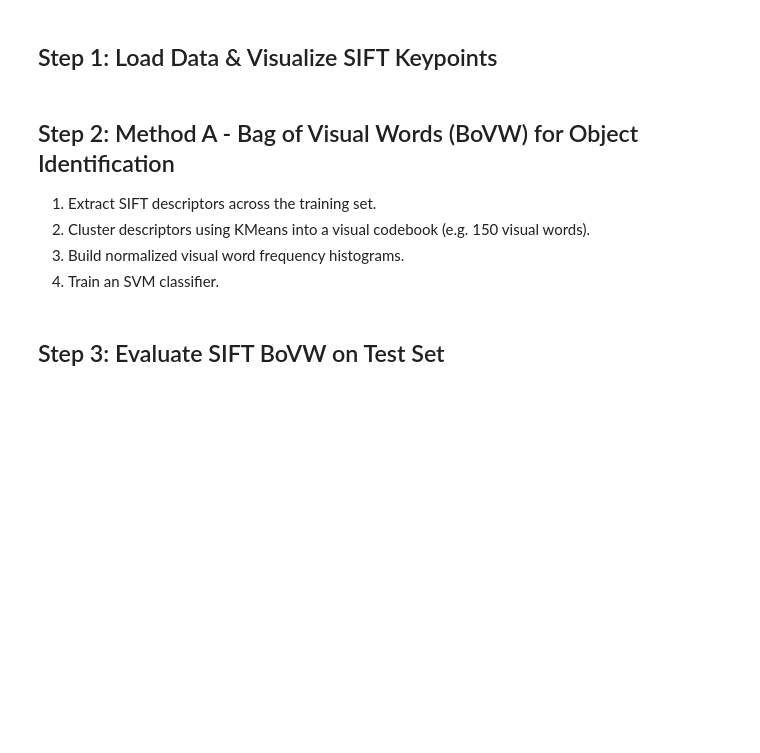
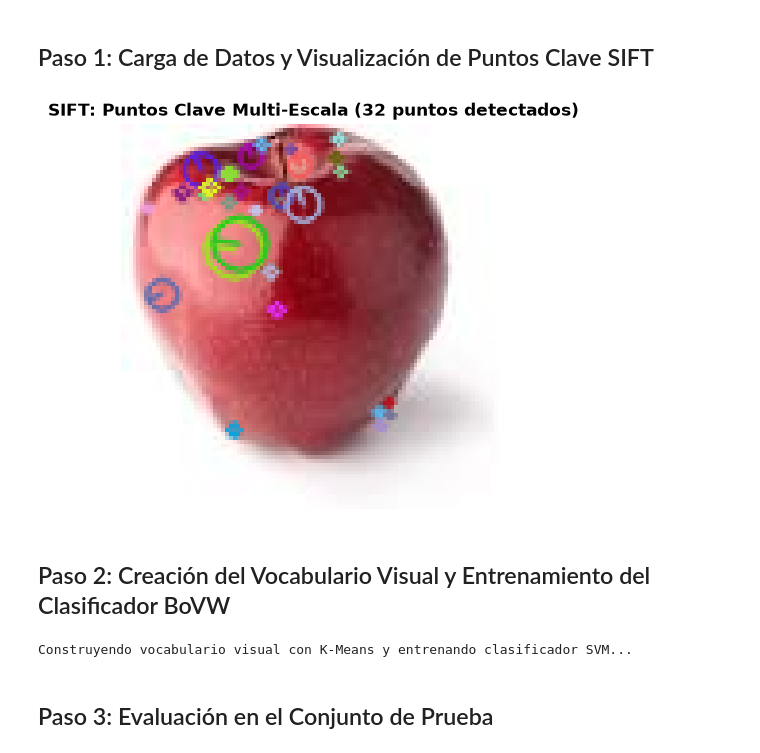
Before and after one commit to Fran4002/Image-Detection, a Jupyter notebook: project/2_sift.ipynb, the cells around one changed output. Cells and saved outputs as stored; diff of their text form; code cells hidden in the pictures; blank space fills up the shorter version.

Commit message:
AI Correction - Image Detection Only

```diff
--- a/project/2_sift.ipynb
+++ b/project/2_sift.ipynb
@@ -15,44 +20,42 @@ from pathlib import Path
 from sklearn.metrics import classification_report, accuracy_score, confusion_matrix
 
 from dataset import load_split
-from sift_pipeline import SIFTBoVWPipeline, SIFTFeatureMatcher
+from sift_pipeline import SIFTBoVWPipeline
 
-def show_rgb(img, title=None):
-    if len(img.shape) == 3:
-        img_rgb = cv2.cvtColor(img, cv2.COLOR_BGR2RGB)
-    else:
-        img_rgb = img
-    plt.figure(figsize=(7, 7))
+def show_image(img, title=None):
+    img_rgb = cv2.cvtColor(img, cv2.COLOR_BGR2RGB) if len(img.shape) == 3 else img
+    plt.figure(figsize=(5, 5))
     plt.imshow(img_rgb)
     plt.axis('off')
     if title:
-        plt.title(title, fontsize=12)
+        plt.title(title, fontsize=12, fontweight='bold')
     plt.show()
-# %% [markdown]
-## Step 1: Load Data & Visualize SIFT Keypoints
+# %% [markdown]
+## Paso 1: Carga de Datos y Visualización de Puntos Clave SIFT
 # %%
 train_imgs, train_lbls, classes, _ = load_split("train")
 test_imgs, test_lbls, _, _ = load_split("test")
 
-sift = cv2.SIFT_create(nfeatures=500)
+sift = cv2.SIFT_create(nfeatures=400)
 sample_img = train_imgs[0]
 gray = cv2.cvtColor(sample_img, cv2.COLOR_BGR2GRAY)
 kps, descs = sift.detectAndCompute(gray, None)
 
 img_kps = cv2.drawKeypoints(sample_img, kps, None, flags=cv2.DRAW_MATCHES_FLAGS_DRAW_RICH_KEYPOINTS)
-show_rgb(img_kps, title=f"SIFT Rich Keypoints (Detected: {len(kps)})")
+show_image(img_kps, title=f"SIFT: Puntos Clave Multi-Escala ({len(kps)} puntos detectados)")
+# %% [output]
+[figure, added]
-# %% [markdown]
-## Step 2: Method A - Bag of Visual Words (BoVW) for Object Identification
-1. Extract SIFT descriptors across the training set.
-2. Cluster descriptors using KMeans into a visual codebook (e.g. 150 visual words).
-3. Build normalized visual word frequency histograms.
-4. Train an SVM classifier.
+# %% [markdown]
+## Paso 2: Creación del Vocabulario Visual y Entrenamiento del Clasificador BoVW
 # %%
 bovw_pipeline = SIFTBoVWPipeline(nfeatures=400, vocab_size=150)
-print("Training SIFT BoVW Pipeline...")
+print("Construyendo vocabulario visual con K-Means y entrenando clasificador SVM...")
 train_info = bovw_pipeline.train(train_imgs, train_lbls, C=1.0)
-print(f"Trained visual codebook and SVM in {train_info['train_time_sec']:.2f} seconds!")
+print(f"Entrenamiento completado en {train_info['train_time_sec']:.2f} segundos!")
+print(f"Vocabulario visual: {train_info['vocab_size']} palabras visuales")
+# %% [output]
+Construyendo vocabulario visual con K-Means y entrenando clasificador SVM...
-# %% [markdown]
-## Step 3: Evaluate SIFT BoVW on Test Set
+# %% [markdown]
+## Paso 3: Evaluación en el Conjunto de Prueba
 # %%
 eval_res = bovw_pipeline.evaluate(test_imgs, test_lbls)
```
Also changed, not shown: parts of 10 cells of this notebook, 8 other files.
